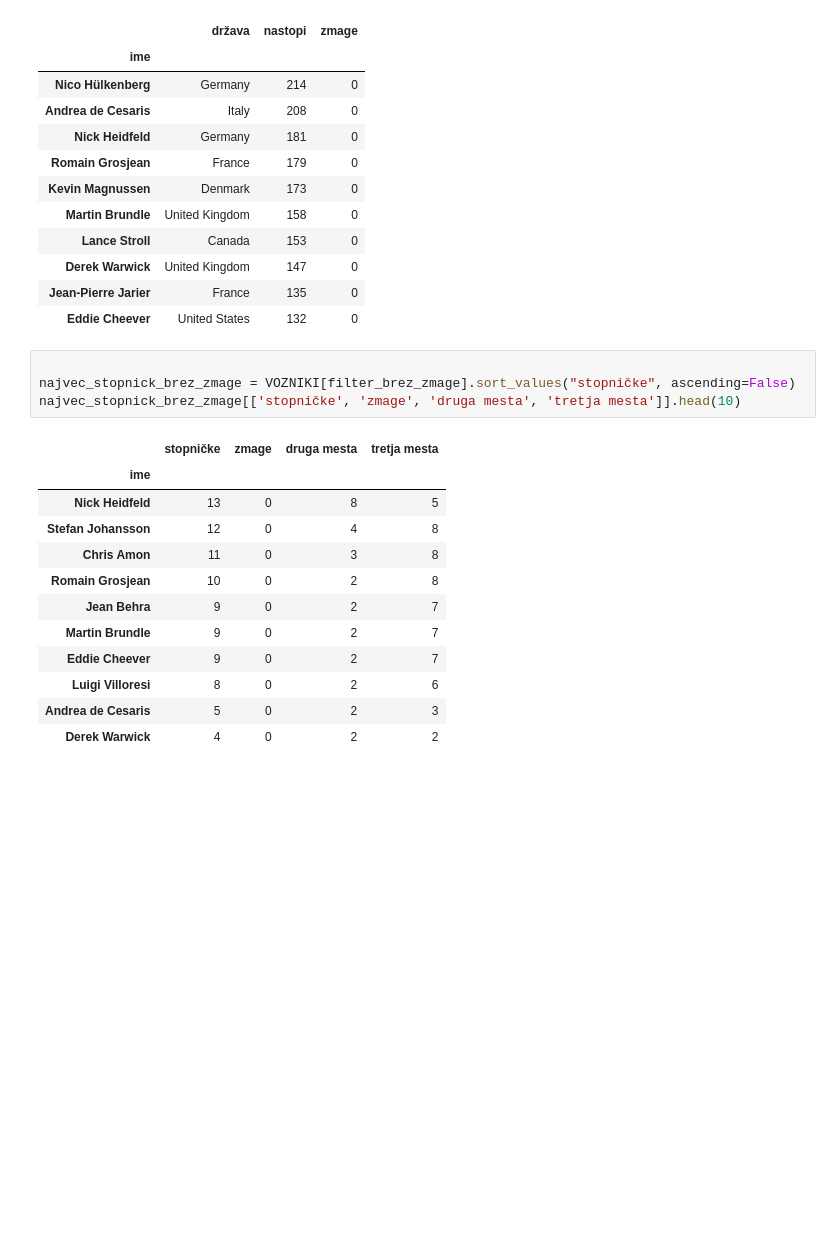
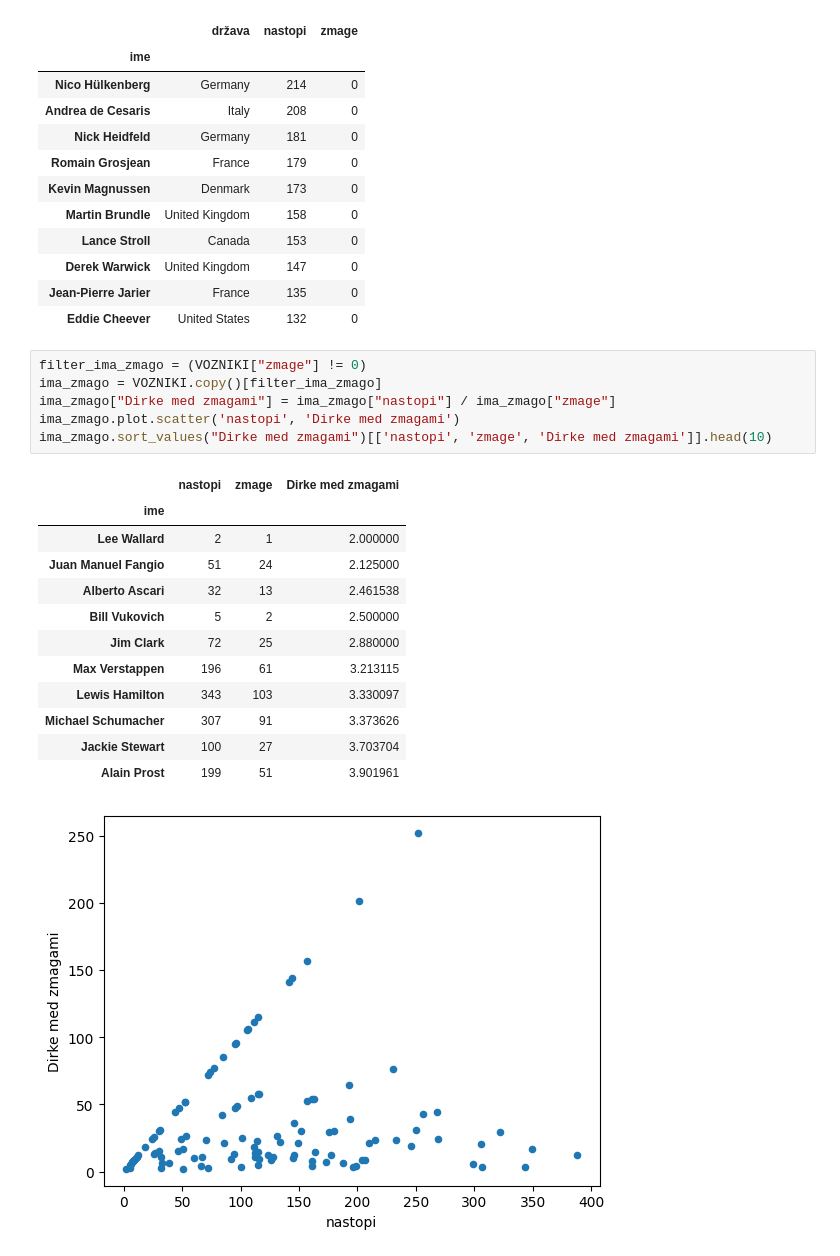
Before and after one commit to ZigaObradovic/F1_Vozniki, a Jupyter notebook: analiza_voznikov.ipynb, the cells around one changed output. Drawn from its saved outputs; the diff is of its cells as text; blank space fills up the shorter version.

```diff
--- a/analiza_voznikov.ipynb
+++ b/analiza_voznikov.ipynb
@@ -51,21 +59,24 @@ najvec_nastopov_brez_zmage[['država', 'nastopi', 'zmage']].head(10)
 | Derek Warwick | United Kingdom | 147 | 0 |
 | Jean-Pierre Jarier | France | 135 | 0 |
 | Eddie Cheever | United States | 132 | 0 |
-# %%
-
-najvec_stopnick_brez_zmage = VOZNIKI[filter_brez_zmage].sort_values("stopničke", ascending=False)
-najvec_stopnick_brez_zmage[['stopničke', 'zmage', 'druga mesta', 'tretja mesta']].head(10)
-# %% [output]
-|  | stopničke | zmage | druga mesta | tretja mesta |
-| ime |  |  |  |  |
-| Nick Heidfeld | 13 | 0 | 8 | 5 |
-| Stefan Johansson | 12 | 0 | 4 | 8 |
-| Chris Amon | 11 | 0 | 3 | 8 |
-| Romain Grosjean | 10 | 0 | 2 | 8 |
-| Jean Behra | 9 | 0 | 2 | 7 |
-| Martin Brundle | 9 | 0 | 2 | 7 |
-| Eddie Cheever | 9 | 0 | 2 | 7 |
-| Luigi Villoresi | 8 | 0 | 2 | 6 |
-| Andrea de Cesaris | 5 | 0 | 2 | 3 |
-| Derek Warwick | 4 | 0 | 2 | 2 |
+# %%
+filter_ima_zmago = (VOZNIKI["zmage"] != 0)
+ima_zmago = VOZNIKI.copy()[filter_ima_zmago]
+ima_zmago["Dirke med zmagami"] = ima_zmago["nastopi"] / ima_zmago["zmage"]
+ima_zmago.plot.scatter('nastopi', 'Dirke med zmagami')
+ima_zmago.sort_values("Dirke med zmagami")[['nastopi', 'zmage', 'Dirke med zmagami']].head(10)
+# %% [output]
+|  | nastopi | zmage | Dirke med zmagami |
+| ime |  |  |  |
+| Lee Wallard | 2 | 1 | 2.000000 |
+| Juan Manuel Fangio | 51 | 24 | 2.125000 |
+| Alberto Ascari | 32 | 13 | 2.461538 |
+| Bill Vukovich | 5 | 2 | 2.500000 |
+| Jim Clark | 72 | 25 | 2.880000 |
+| Max Verstappen | 196 | 61 | 3.213115 |
+| Lewis Hamilton | 343 | 103 | 3.330097 |
+| Michael Schumacher | 307 | 91 | 3.373626 |
+| Jackie Stewart | 100 | 27 | 3.703704 |
+| Alain Prost | 199 | 51 | 3.901961 |
+[figure, added]
 # %%
```
Also changed, not shown: parts of 8 cells of this notebook.
